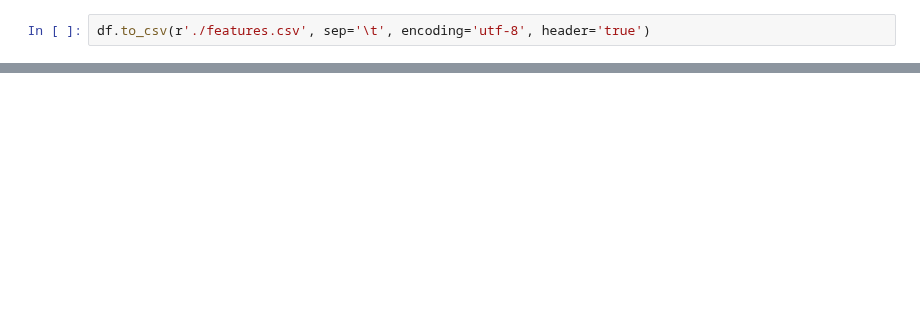
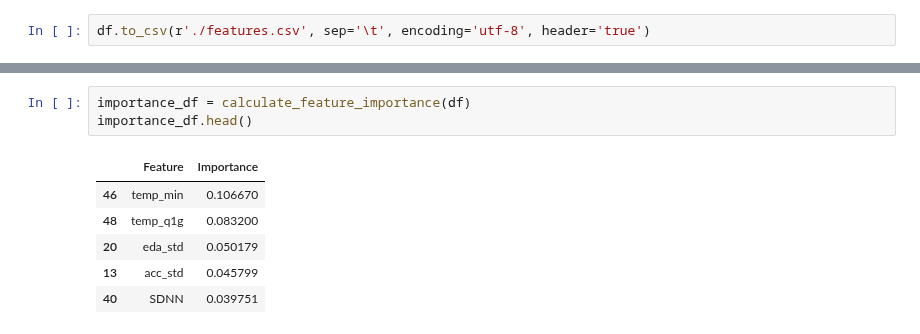
Before and after one commit to mingg12/engineering-newFork, a Jupyter notebook: building_df_for_feature_selection.ipynb, the cells around one changed output, grey strips where cells are left out. Drawn from its saved outputs; the diff is of its cells as text; blank space fills up the shorter version.

```diff
--- a/building_df_for_feature_selection.ipynb
+++ b/building_df_for_feature_selection.ipynb
@@ -494,0 +455,10 @@ df.to_csv(r'./features.csv', sep='\t', encoding='utf-8', header='true')
+# %%
+importance_df = calculate_feature_importance(df)
+importance_df.head()
+# %% [output]
+|  | Feature | Importance |
+| 46 | temp_min | 0.106670 |
+| 48 | temp_q1g | 0.083200 |
+| 20 | eda_std | 0.050179 |
+| 13 | acc_std | 0.045799 |
+| 40 | SDNN | 0.039751 |
```
Also changed, not shown: parts of 6 cells of this notebook.
